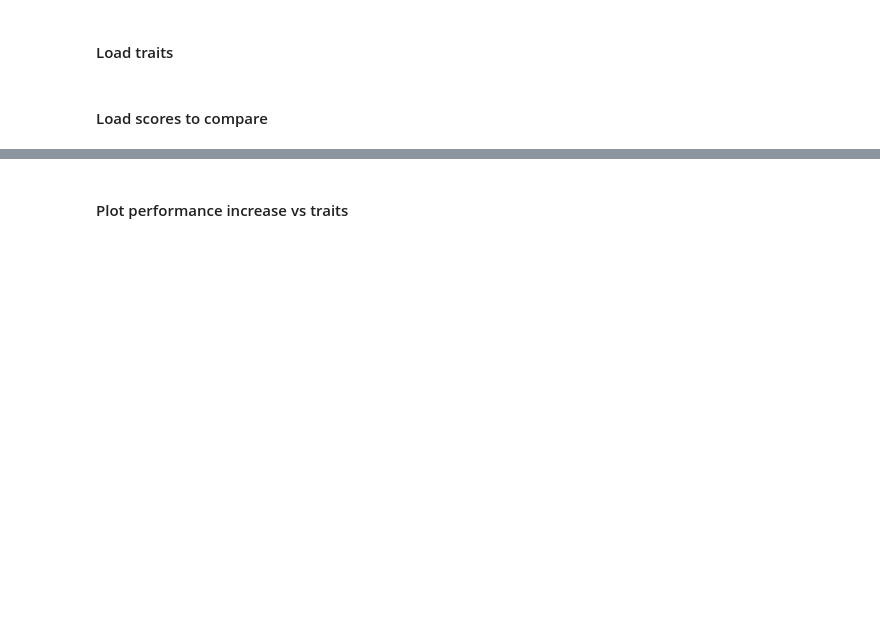
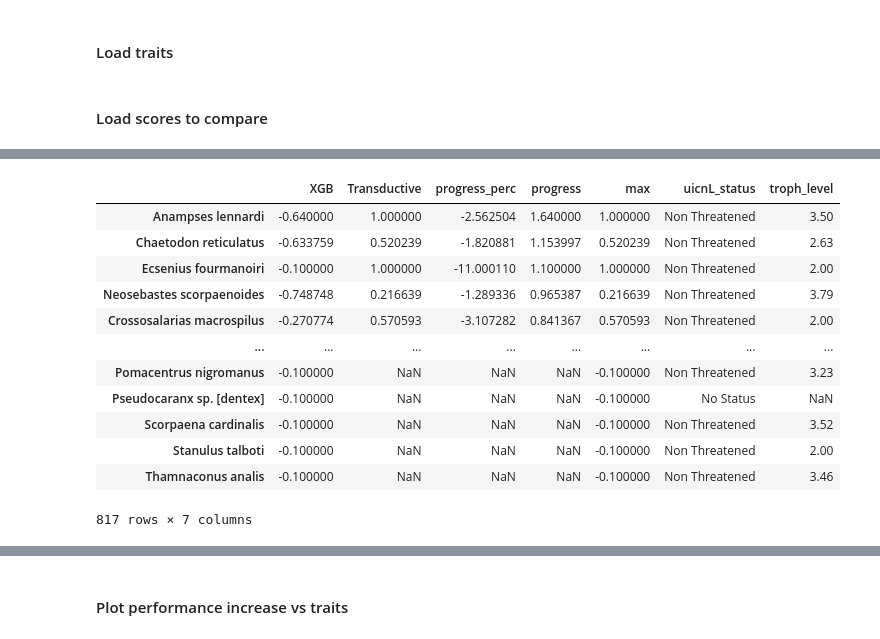
Before and after one commit to morand-g/malpolon-marbec, a Jupyter notebook: examples/RLS/RLS4 - Model comparison.ipynb, the cells around one changed output, grey strips where cells are left out. Drawn from its saved outputs; the diff is of its cells as text; code cells hidden in the pictures; blank space fills up the shorter version.

```diff
--- a/examples/RLS/RLS4 - Model comparison.ipynb
+++ b/examples/RLS/RLS4 - Model comparison.ipynb
@@ -268,3 +287,19 @@ scores = pd.concat([xgb_r2["pearsonr"], td_r2["pearsonr"]], axis = 1)
+# %%
+scores.sort_values(by='progress', ascending=False)
+# %% [output]
+|  | XGB | Transductive | progress_perc | progress | max | uicnL_status | troph_level |
+| Anampses lennardi | -0.640000 | 1.000000 | -2.562504 | 1.640000 | 1.000000 | Non Threatened | 3.50 |
+| Chaetodon reticulatus | -0.633759 | 0.520239 | -1.820881 | 1.153997 | 0.520239 | Non Threatened | 2.63 |
+| Ecsenius fourmanoiri | -0.100000 | 1.000000 | -11.000110 | 1.100000 | 1.000000 | Non Threatened | 2.00 |
+| Neosebastes scorpaenoides | -0.748748 | 0.216639 | -1.289336 | 0.965387 | 0.216639 | Non Threatened | 3.79 |
+| Crossosalarias macrospilus | -0.270774 | 0.570593 | -3.107282 | 0.841367 | 0.570593 | Non Threatened | 2.00 |
+| ... | ... | ... | ... | ... | ... | ... | ... |
+| Pomacentrus nigromanus | -0.100000 | NaN | NaN | NaN | -0.100000 | Non Threatened | 3.23 |
+| Pseudocaranx sp. [dentex] | -0.100000 | NaN | NaN | NaN | -0.100000 | No Status | NaN |
+| Scorpaena cardinalis | -0.100000 | NaN | NaN | NaN | -0.100000 | Non Threatened | 3.52 |
+| Stanulus talboti | -0.100000 | NaN | NaN | NaN | -0.100000 | Non Threatened | 2.00 |
+| Thamnaconus analis | -0.100000 | NaN | NaN | NaN | -0.100000 | Non Threatened | 3.46 |
+817 rows × 7 columns
 # %%
 # Calculate progress
 
```
Also changed, not shown: parts of 10 cells of this notebook, 2 other files.
